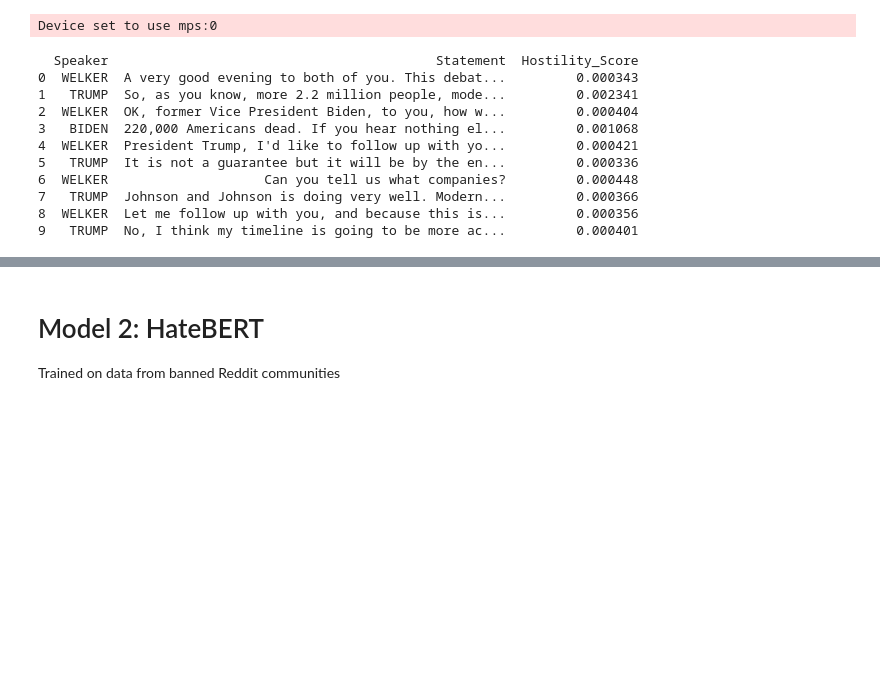
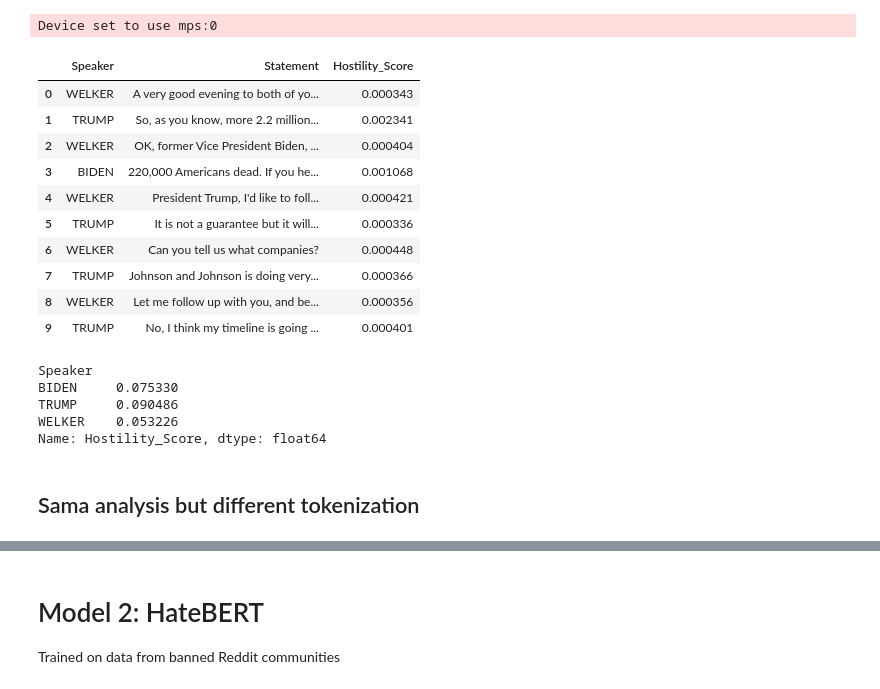
Before and after one commit to TyPer1234/NLU_Project-, a Jupyter notebook: debates.ipynb, the cells around one changed output, grey strips where cells are left out. Cells and saved outputs as stored; diff of their text form; code cells hidden in the pictures; blank space fills up the shorter version.

```diff
--- a/debates.ipynb
+++ b/debates.ipynb
@@ -47,16 +47,30 @@ df["Hostility_Score"] = df["Statement"].apply(lambda x: toxicity_pipeline(x)[0][
 Device set to use mps:0
 # %%
 # Display first 10 rows of the DataFrame
-print(df.head(10))  # Text-based output
+df.head(10)  # Text-based output
 # %% [output]
-  Speaker                                          Statement  Hostility_Score
-0  WELKER  A very good evening to both of you. This debat...         0.000343
-1   TRUMP  So, as you know, more 2.2 million people, mode...         0.002341
-2  WELKER  OK, former Vice President Biden, to you, how w...         0.000404
-3   BIDEN  220,000 Americans dead. If you hear nothing el...         0.001068
-4  WELKER  President Trump, I'd like to follow up with yo...         0.000421
-5   TRUMP  It is not a guarantee but it will be by the en...         0.000336
-6  WELKER                    Can you tell us what companies?         0.000448
-7   TRUMP  Johnson and Johnson is doing very well. Modern...         0.000366
-8  WELKER  Let me follow up with you, and because this is...         0.000356
-9   TRUMP  No, I think my timeline is going to be more ac...         0.000401
+|  | Speaker | Statement | Hostility_Score |
+| 0 | WELKER | A very good evening to both of yo... | 0.000343 |
+| 1 | TRUMP | So, as you know, more 2.2 million... | 0.002341 |
+| 2 | WELKER | OK, former Vice President Biden, ... | 0.000404 |
+| 3 | BIDEN | 220,000 Americans dead. If you he... | 0.001068 |
+| 4 | WELKER | President Trump, I'd like to foll... | 0.000421 |
+| 5 | TRUMP | It is not a guarantee but it will... | 0.000336 |
+| 6 | WELKER | Can you tell us what companies? | 0.000448 |
+| 7 | TRUMP | Johnson and Johnson is doing very... | 0.000366 |
+| 8 | WELKER | Let me follow up with you, and be... | 0.000356 |
+| 9 | TRUMP | No, I think my timeline is going ... | 0.000401 |
+# %%
+# Group by Speaker and calculate the mean hostility score
+avg_hostility = df.groupby("Speaker")["Hostility_Score"].mean()
+
+# Display the results
+print(avg_hostility)
+# %% [output]
+Speaker
+BIDEN     0.075330
+TRUMP     0.090486
+WELKER    0.053226
+Name: Hostility_Score, dtype: float64
+# %% [markdown]
+## Sama analysis but different tokenization
```
Also changed, not shown: parts of 3 cells of this notebook.
